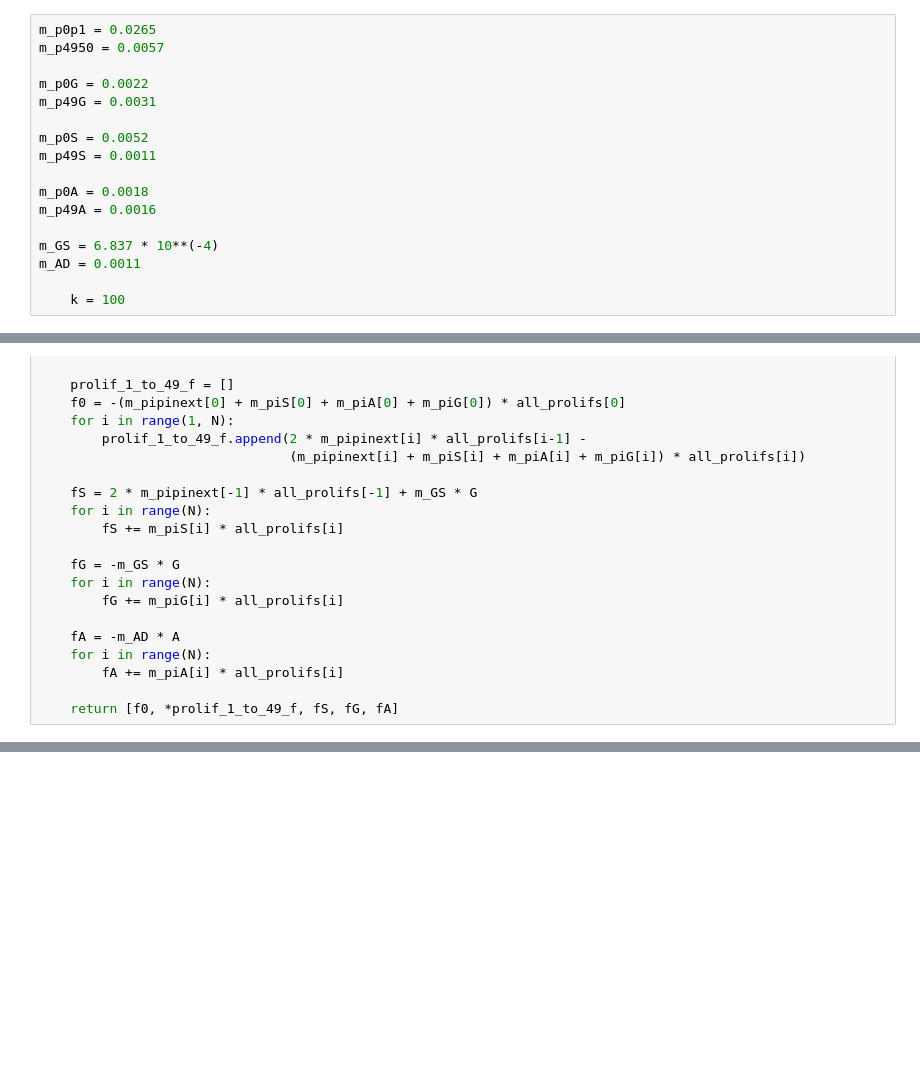
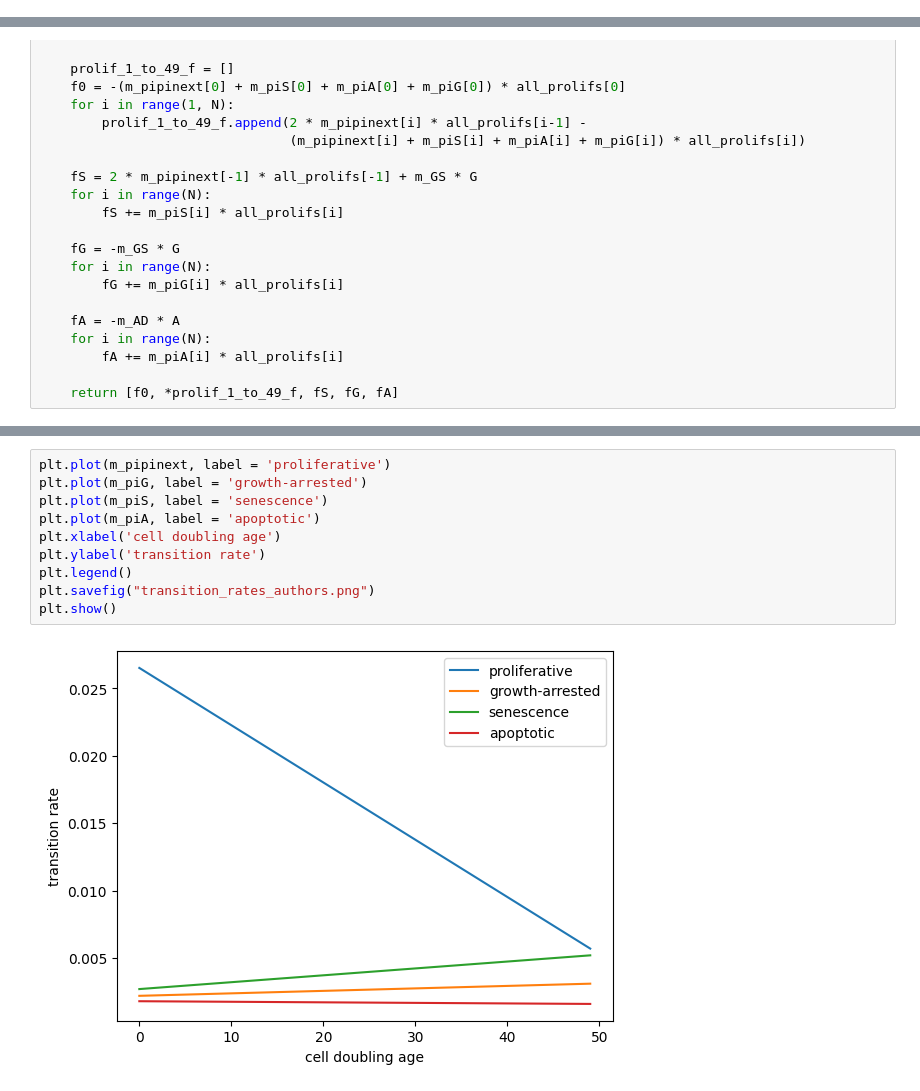
Before and after one commit to mdanb/senescence_model, a Jupyter notebook: plot_solutions.ipynb, the cells around one changed output, grey strips where cells are left out. Drawn from its saved outputs; the diff is of its cells as text; blank space fills up the shorter version.

```diff
--- a/plot_solutions.ipynb
+++ b/plot_solutions.ipynb
@@ -3,20 +3,3 @@ import numpy as np
 import matplotlib.pyplot as plt
 import scipy.optimize as optim
 from scipy.integrate import odeint, solve_ivp
-# %%
-m_p0p1 = 0.0265
-m_p4950 = 0.0057
-
-m_p0G = 0.0022
-m_p49G = 0.0031
-
-m_p0S = 0.0052
-m_p49S = 0.0011
-
-m_p0A = 0.0018
-m_p49A = 0.0016
-
-m_GS = 6.837 * 10**(-4)
-m_AD = 0.0011
-
-    k = 100
@@ -170,0 +247,12 @@ plt.show()
+# %%
+plt.plot(m_pipinext, label = 'proliferative')
+plt.plot(m_piG, label = 'growth-arrested')
+plt.plot(m_piS, label = 'senescence')
+plt.plot(m_piA, label = 'apoptotic')
+plt.xlabel('cell doubling age')
+plt.ylabel('transition rate')
+plt.legend()
+plt.savefig("transition_rates_authors.png")
+plt.show()
+# %% [output]
+[figure, added]
```
Also changed, not shown: parts of 16 cells of this notebook, 21 other files.
